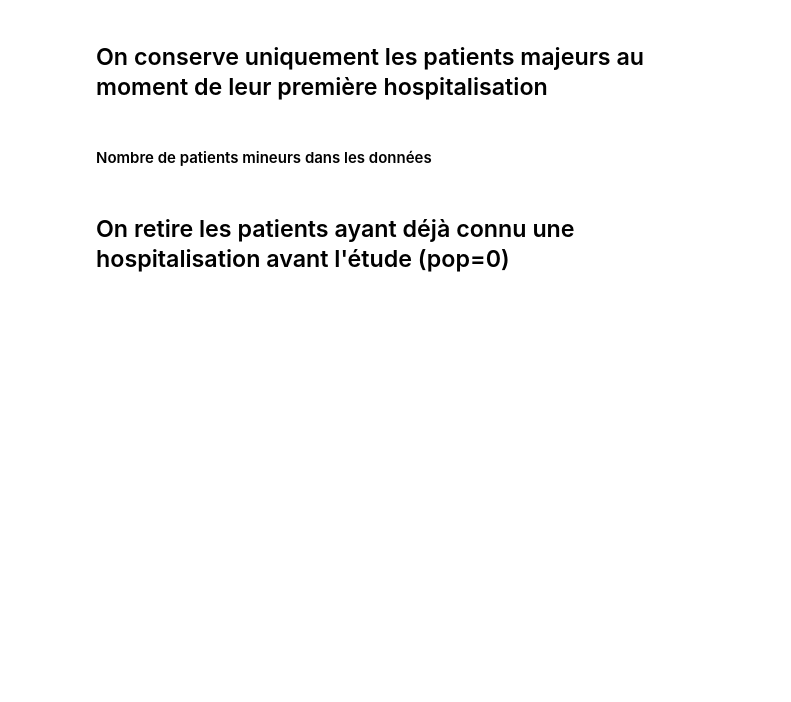
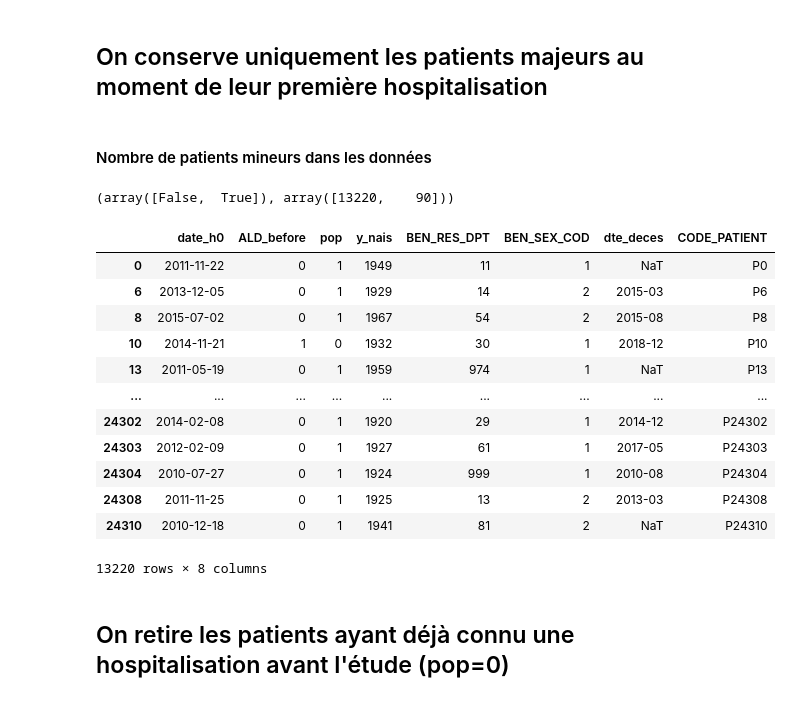
Before and after one commit to Kirscher/TextMining_Parcours_de_soin, a Jupyter notebook: EDA.ipynb, the cells around one changed output. Drawn from its saved outputs; the diff is of its cells as text; code cells hidden in the pictures; blank space fills up the shorter version.

```diff
--- a/EDA.ipynb
+++ b/EDA.ipynb
@@ -30,0 +41,2 @@ patient['dte_deces']=pd.to_datetime(patient['dte_deces'], dayfirst=True)
+# %%
+patient['CODE_PATIENT_ENC'] = ['P' + str(i) for i in range(len(patient))]
@@ -30,0 +57,4 @@ patient['dte_deces']=pd.to_datetime(patient['dte_deces'], dayfirst=True)
+# %%
+patient=patient.drop(columns=['CODE_PATIENT'])
+consommant=consommant.drop(columns=['CODE_PATIENT'])
+hospit=hospit.drop(columns=['BEN_NIR_IDT'])
@@ -31,3 +66,7 @@ patient['dte_deces']=pd.to_datetime(patient['dte_deces'], dayfirst=True)
+# %%
+patient=patient.rename(columns={'CODE_PATIENT_ENC':'CODE_PATIENT'})
+consommant=consommant.rename(columns={'CODE_PATIENT_ENC':'CODE_PATIENT'})
+hospit=hospit.rename(columns={'BEN_NIR_IDT_ENC':'BEN_NIR_IDT'})
 # %% [markdown]
 ## Suppression des patients dont la première hospitalisation est postérieure à 2016 ou antérieure à 2010
 # %%
@@ -55,13 +131,31 @@ patient.head()
 # %% [markdown]
 #### Nombre de patients mineurs dans les données
 # %%
-np.unique((patient['date_h0'].dt.to_period('Y')-patient['y_nais']).astype("str")>str(18), return_counts=True)
+np.unique(((pd.to_datetime(patient.date_h0).apply(lambda x : x.year) - patient.y_nais) < 18), return_counts=True)
+# %% [output]
+(array([False,  True]), array([13220,    90]))
 # %%
-patient = patient[(patient['date_h0'].dt.to_period('Y')-patient['y_nais']).astype("str")>str(18)]
+patient = patient[pd.to_datetime(patient.date_h0).apply(lambda x : x.year) - patient.y_nais >= 18]
 # %%
 consommant = consommant[consommant['CODE_PATIENT'].isin(patient['CODE_PATIENT'])].reset_index(drop=True)
 # %%
 hospit = hospit[hospit['BEN_NIR_IDT'].isin(patient['CODE_PATIENT'])].reset_index(drop=True)
+# %%
+patient
+# %% [output]
+|  | date_h0 | ALD_before | pop | y_nais | BEN_RES_DPT | BEN_SEX_COD | dte_deces | CODE_PATIENT |
+| 0 | 2011-11-22 | 0 | 1 | 1949 | 11 | 1 | NaT | P0 |
+| 6 | 2013-12-05 | 0 | 1 | 1929 | 14 | 2 | 2015-03 | P6 |
+| 8 | 2015-07-02 | 0 | 1 | 1967 | 54 | 2 | 2015-08 | P8 |
+| 10 | 2014-11-21 | 1 | 0 | 1932 | 30 | 1 | 2018-12 | P10 |
+| 13 | 2011-05-19 | 0 | 1 | 1959 | 974 | 1 | NaT | P13 |
+| ... | ... | ... | ... | ... | ... | ... | ... | ... |
+| 24302 | 2014-02-08 | 0 | 1 | 1920 | 29 | 1 | 2014-12 | P24302 |
+| 24303 | 2012-02-09 | 0 | 1 | 1927 | 61 | 1 | 2017-05 | P24303 |
+| 24304 | 2010-07-27 | 0 | 1 | 1924 | 999 | 1 | 2010-08 | P24304 |
+| 24308 | 2011-11-25 | 0 | 1 | 1925 | 13 | 2 | 2013-03 | P24308 |
+| 24310 | 2010-12-18 | 0 | 1 | 1941 | 81 | 2 | NaT | P24310 |
+13220 rows × 8 columns
 # %% [markdown]
 ## On retire les patients ayant déjà connu une hospitalisation avant l'étude (pop=0)
 # %%
```
Also changed, not shown: parts of 42 cells of this notebook.
